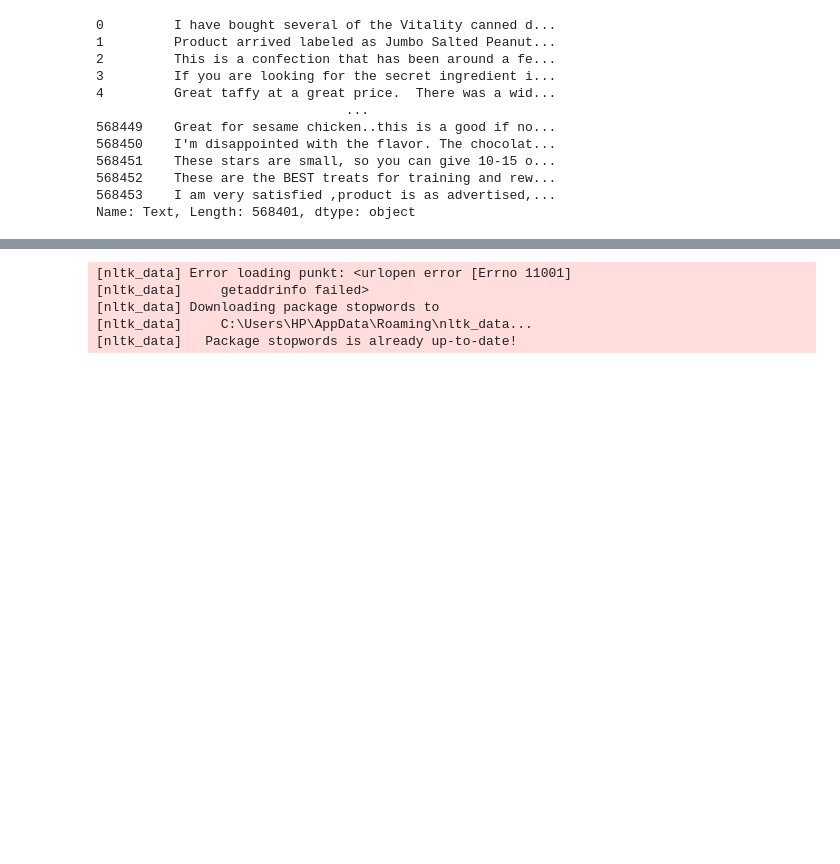
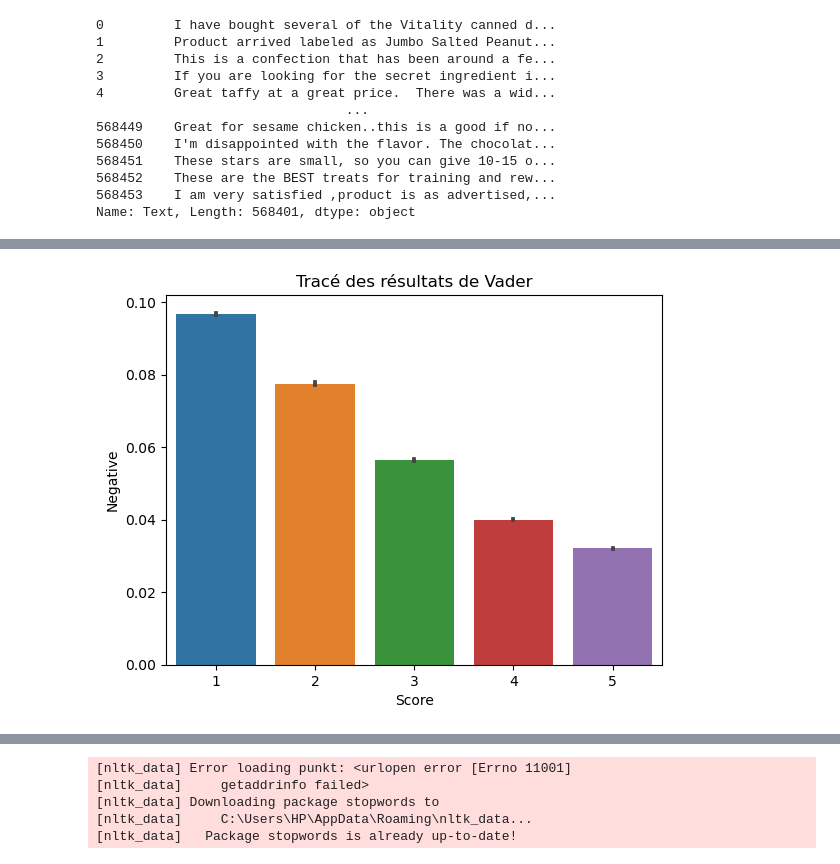
Before and after one commit to bytegajja/datasience, a Jupyter notebook: projet NLP S atisfaction des clients.ipynb, the cells around one changed output, grey strips where cells are left out. Cells and saved outputs as stored; diff of their text form; code cells hidden in the pictures; blank space fills up the shorter version.

```diff
--- a/projet NLP S atisfaction des clients.ipynb
+++ b/projet NLP S atisfaction des clients.ipynb
@@ -226,0 +366,7 @@ Name: Text, Length: 568401, dtype: object
+# %%
+import ast
+ax = sns.barplot(data = df_n, x="Score", y='Negative')
+ax.set_title('Tracé des résultats de Vader')
+plt.show()
+# %% [output]
+[figure, added]
```
Also changed, not shown: parts of 14 cells of this notebook.
